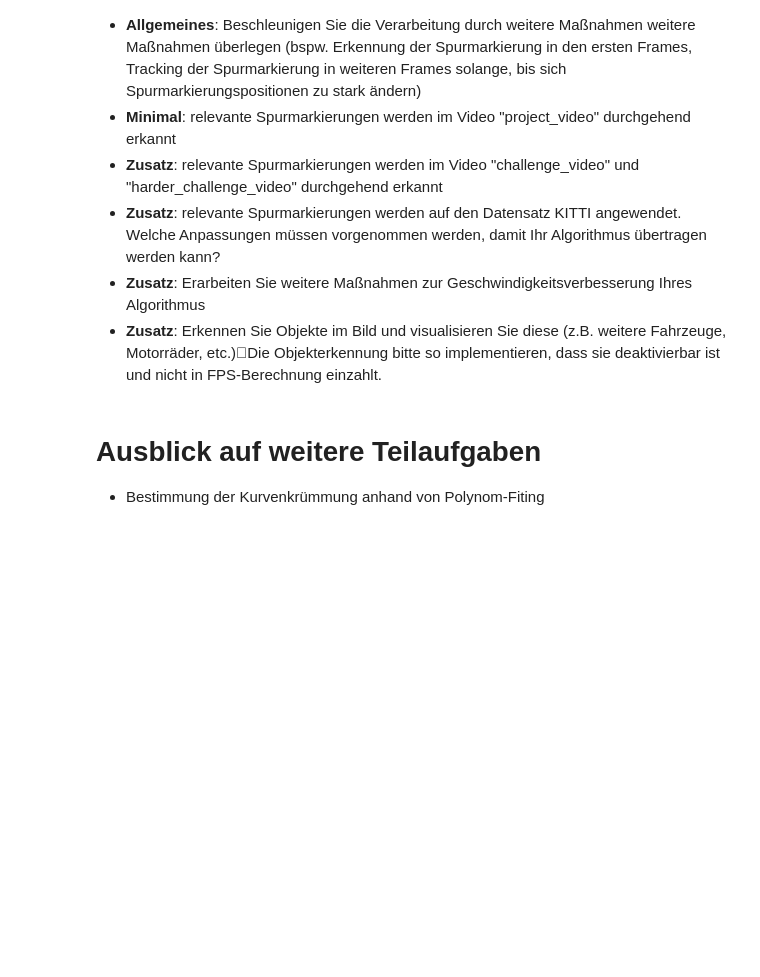
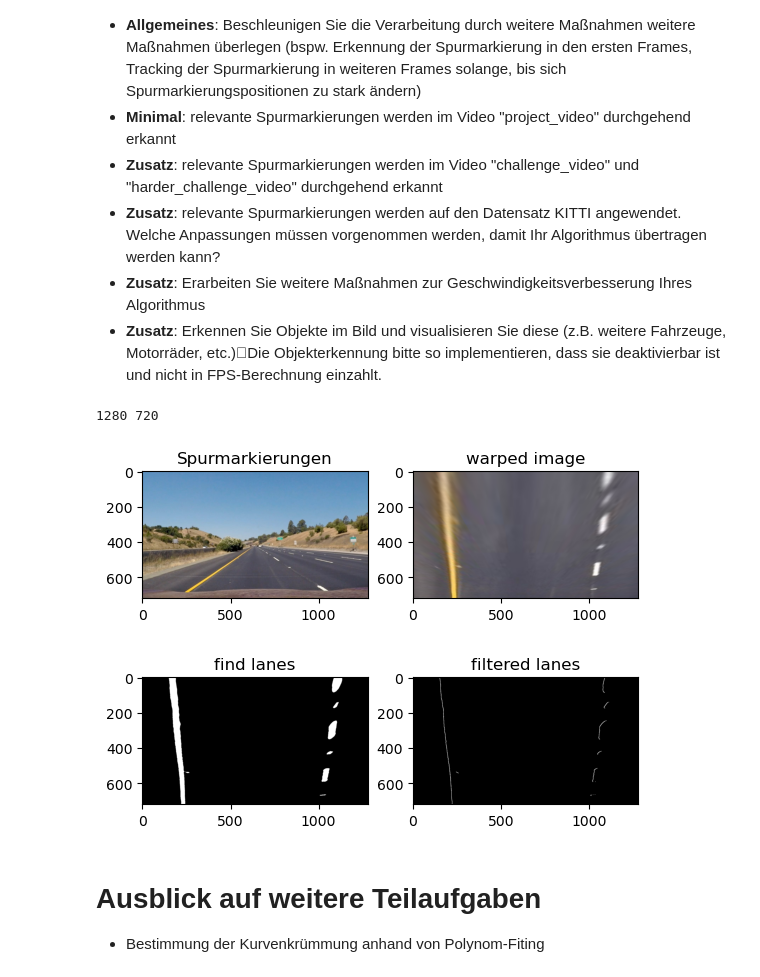
Before and after one commit to viccistrobel/DBV_Spurerkennung, a Jupyter notebook: Projekt_Spurerkennung_v6/Projekt_Spurerkennung_v2.ipynb, the cells around one changed output. Drawn from its saved outputs; the diff is of its cells as text; code cells hidden in the pictures; blank space fills up the shorter version.

Commit message:
anwendung transform und filter auf lanes

```diff
--- a/Projekt_Spurerkennung_v6/Projekt_Spurerkennung_v2.ipynb
+++ b/Projekt_Spurerkennung_v6/Projekt_Spurerkennung_v2.ipynb
@@ -124,3 +124,45 @@ Erkennen Sie die Fahrbahnmarkierungen bzw. Fahrstreifen auf den Bildquellen von
+# %%
+# einlesen eines Beispielbildes
+img1 = cv.imread('./img/Udacity/image001.jpg', -1)
+plt.subplot(1,2,1)
+plt.imshow(cv.cvtColor(img1, cv.COLOR_BGR2RGB))
+plt.title('Spurmarkierungen')
+
+h,  w = img1.shape[:2]
+print(w, h)
+
+# definieren Sie die für eine Perspektivtransformation notwendigen Quell- und Zielpunkte
+src = np.float32(((580, 450), (700, 450), (220, 600), (1100, 600)))
+dst = np.float32(((0, 0), (w, 0), (0, h), (w, h)))
+
+
+
+M = cv.getPerspectiveTransform(src,dst)
+img1_warp = cv.warpPerspective(img1,M,(img1.shape[1], img1.shape[0]))
+plt.subplot(1,2,2)
+plt.title("warped image")
+plt.imshow(cv.cvtColor(img1_warp, cv.COLOR_BGR2RGB))
+plt.show()#
+
+img1_warp = cv.cvtColor(img1_warp, cv.COLOR_BGR2GRAY)
+
+black_white = np.where(img1_warp > 155, np.uint8(255), np.uint8(0))
+plt.subplot(1,2,1)
+plt.title("find lanes")
+plt.imshow(black_white, cmap='gray')
+
+kernel = np.array([[-1,0,1],[-1,0,1],[-1,0,1]],np.float32)
+filtered = cv.filter2D(black_white,-1,kernel)
+
+plt.subplot(1,2,2)
+plt.title("filtered lanes")
+plt.imshow(filtered, cmap='gray')
+
+plt.show()
+# %% [output]
+1280 720
+[figure, added]
+[figure, added]
 # %% [markdown]
 # Ausblick auf weitere Teilaufgaben
 - Bestimmung der Kurvenkrümmung anhand von Polynom-Fiting
```
Also changed, not shown: parts of 1 cell of this notebook.
